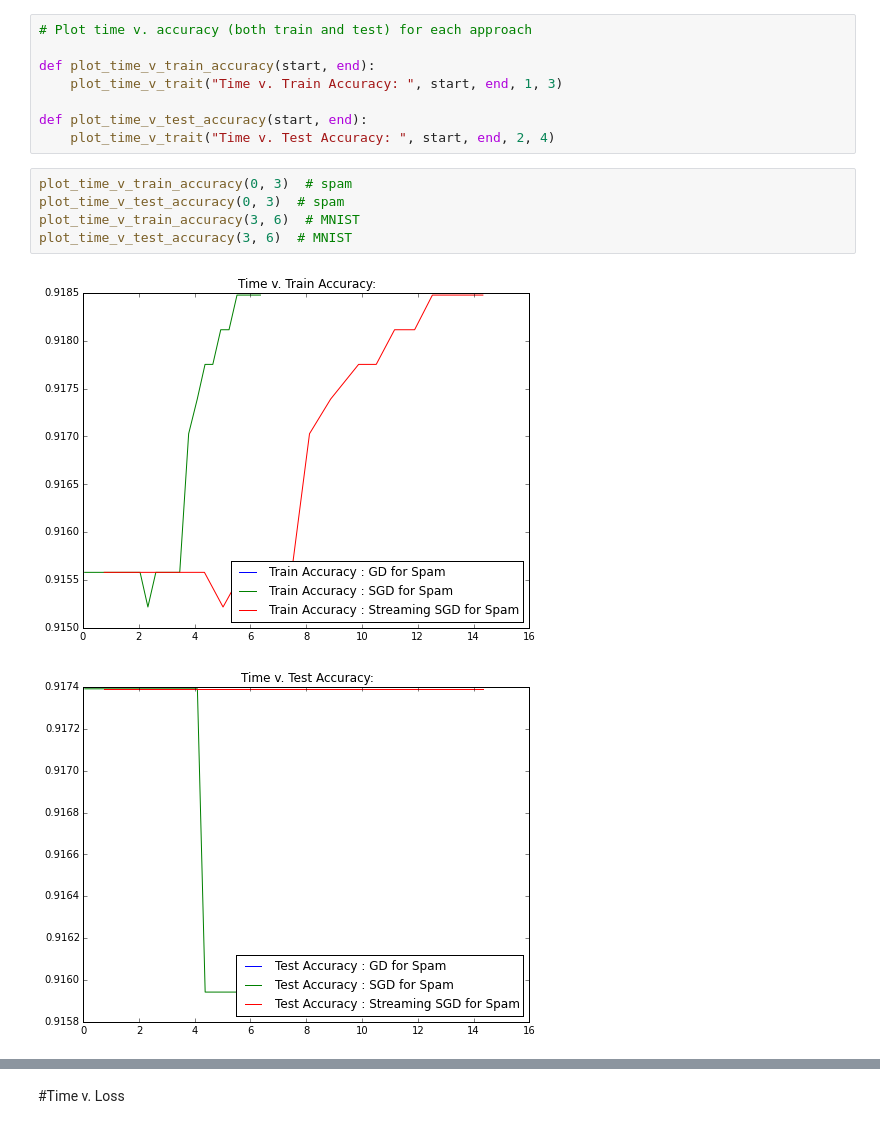
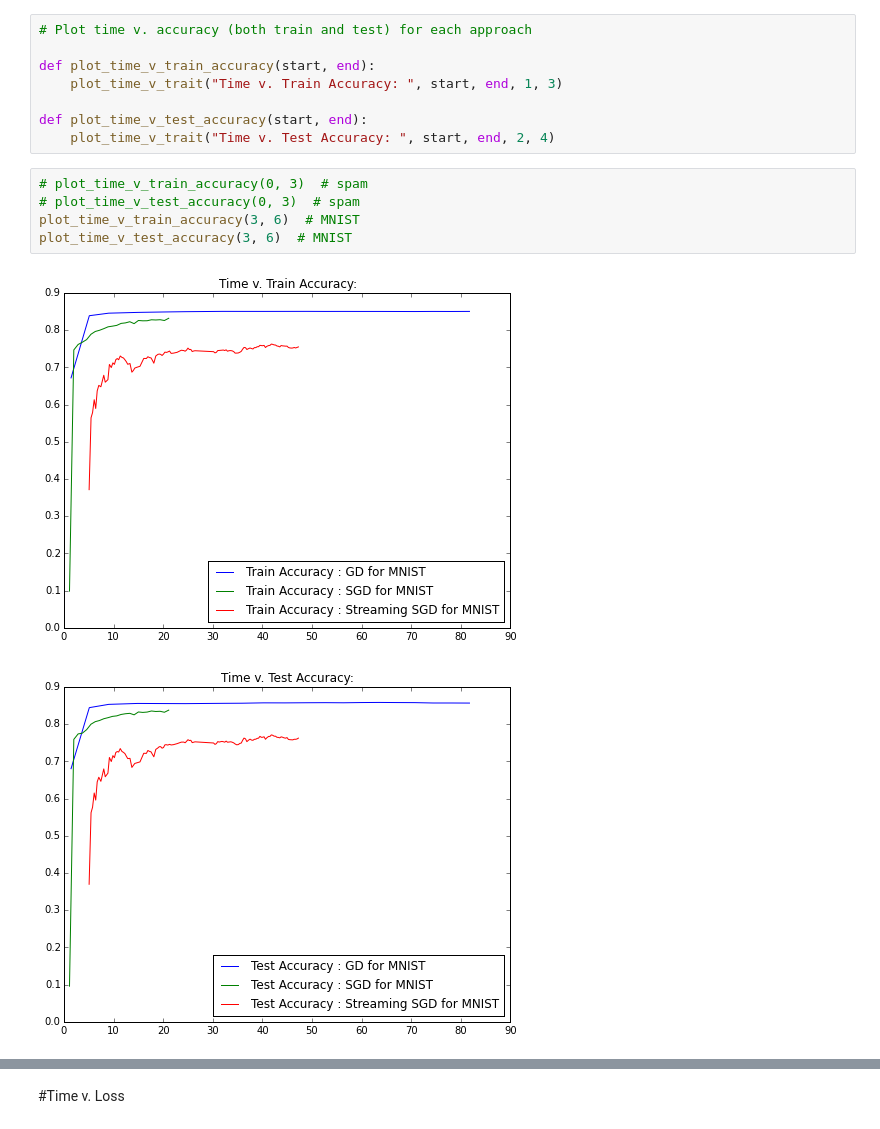
Before and after one commit to alvinwan/mlml, a Jupyter notebook: demos/performance.ipynb, the cells around one changed output, grey strips where cells are left out. Saved outputs shown, nothing was run; the diff lists cells and outputs as text.

```diff
--- a/demos/performance.ipynb
+++ b/demos/performance.ipynb
@@ -139,10 +136,10 @@ def plot_time_v_train_accuracy(start, end):
 def plot_time_v_test_accuracy(start, end):
     plot_time_v_trait("Time v. Test Accuracy: ", start, end, 2, 4)
 # %%
-plot_time_v_train_accuracy(0, 3)  # spam
-plot_time_v_test_accuracy(0, 3)  # spam
+# plot_time_v_train_accuracy(0, 3)  # spam
+# plot_time_v_test_accuracy(0, 3)  # spam
 plot_time_v_train_accuracy(3, 6)  # MNIST
 plot_time_v_test_accuracy(3, 6)  # MNIST
 # %% [output]
-[figure, old version]
+[figure, new version]
-[figure, old version]
+[figure, new version]
```
Also changed, not shown: parts of 8 cells of this notebook, 2 other files.
